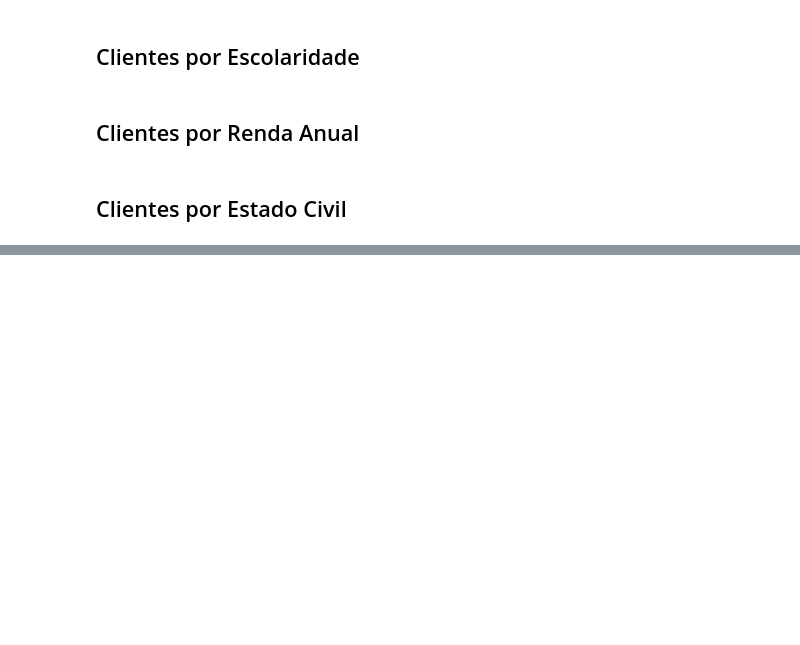
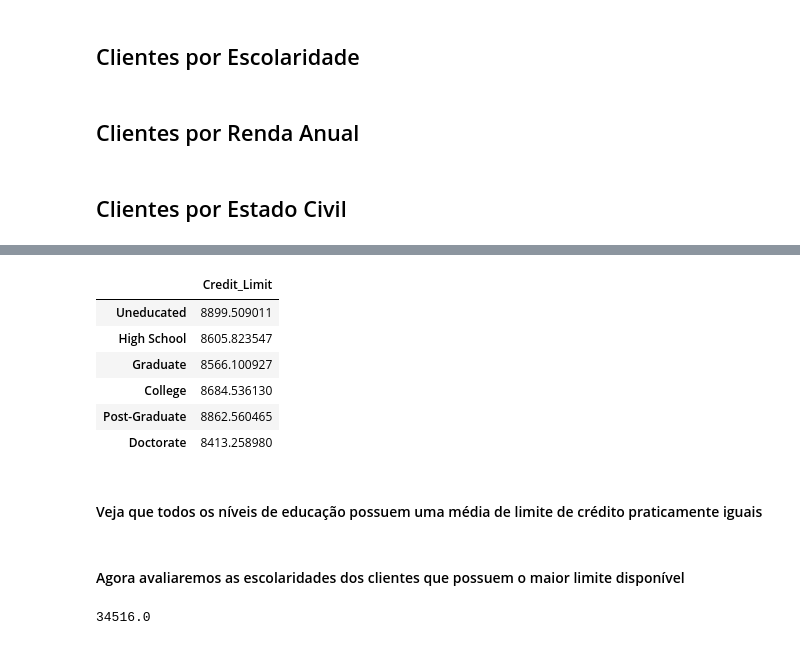
Before and after one commit to pedroernesto00/-CK0223---Mineracao-de-Dados---Trabalho-Final, a Jupyter notebook: Checkpoint #2 - Análise Exploratória dos Dados.ipynb, the cells around one changed output, grey strips where cells are left out. Cells and saved outputs as stored; diff of their text form; code cells hidden in the pictures; blank space fills up the shorter version.

```diff
--- a/Checkpoint #2 - Análise Exploratória dos Dados.ipynb
+++ b/Checkpoint #2 - Análise Exploratória dos Dados.ipynb
@@ -102,0 +189,3 @@ fig.show()
+# %%
+education_df = df.drop(df.loc[df['Education_Level'] == 'Unknown'].index)
+education_df['Education_Level'].value_counts()
@@ -102,0 +200,31 @@ fig.show()
+# %%
+education_mean_credit_df = education_df[['Education_Level', 'Credit_Limit']]
+
+dict_mean = { 'Uneducated' : '',
+              'High School' : '',
+              'Graduate' : '',
+              'College' : '',
+              'Post-Graduate' : '',
+              'Doctorate' : ''
+}
+#education_mean_credit_df.loc[education_mean_credit_df['Education_Level'] == 'Post-Graduate']
+for educ_lvl in education_mean_credit_df['Education_Level'].unique():
+    dict_mean[educ_lvl] = education_mean_credit_df.loc[education_mean_credit_df['Education_Level']== educ_lvl].mean()
+education_mean_credit_df = pd.DataFrame.from_dict(dict_mean).transpose()
+education_mean_credit_df
+# %% [output]
+|  | Credit_Limit |
+| Uneducated | 8899.509011 |
+| High School | 8605.823547 |
+| Graduate | 8566.100927 |
+| College | 8684.536130 |
+| Post-Graduate | 8862.560465 |
+| Doctorate | 8413.258980 |
+# %% [markdown]
+#### Veja que todos os níveis de educação possuem uma média de limite de crédito praticamente iguais
+# %% [markdown]
+#### Agora avaliaremos as escolaridades dos clientes que possuem o maior limite disponível
+# %%
+education_df['Credit_Limit'].max()
+# %% [output]
+34516.0
```
Also changed, not shown: parts of 29 cells of this notebook.
